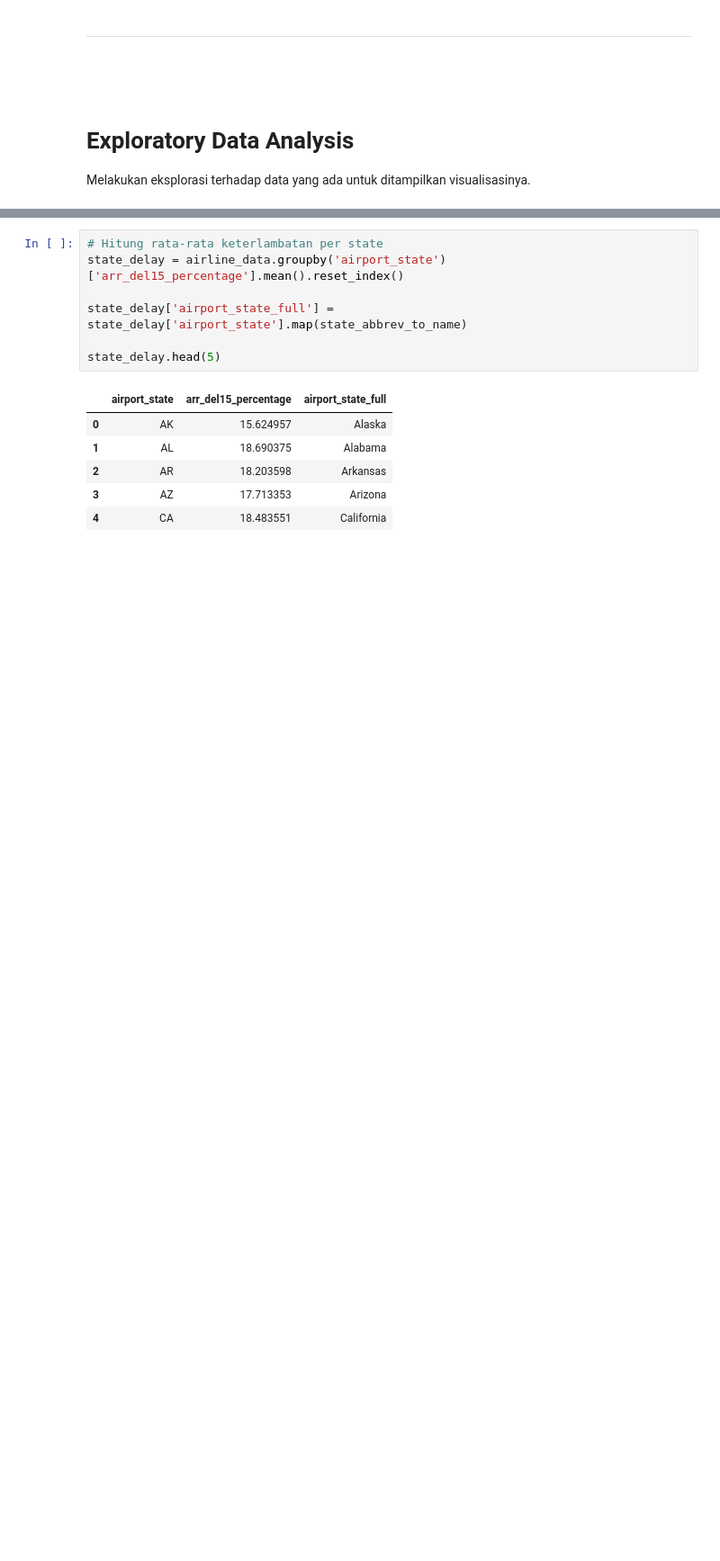
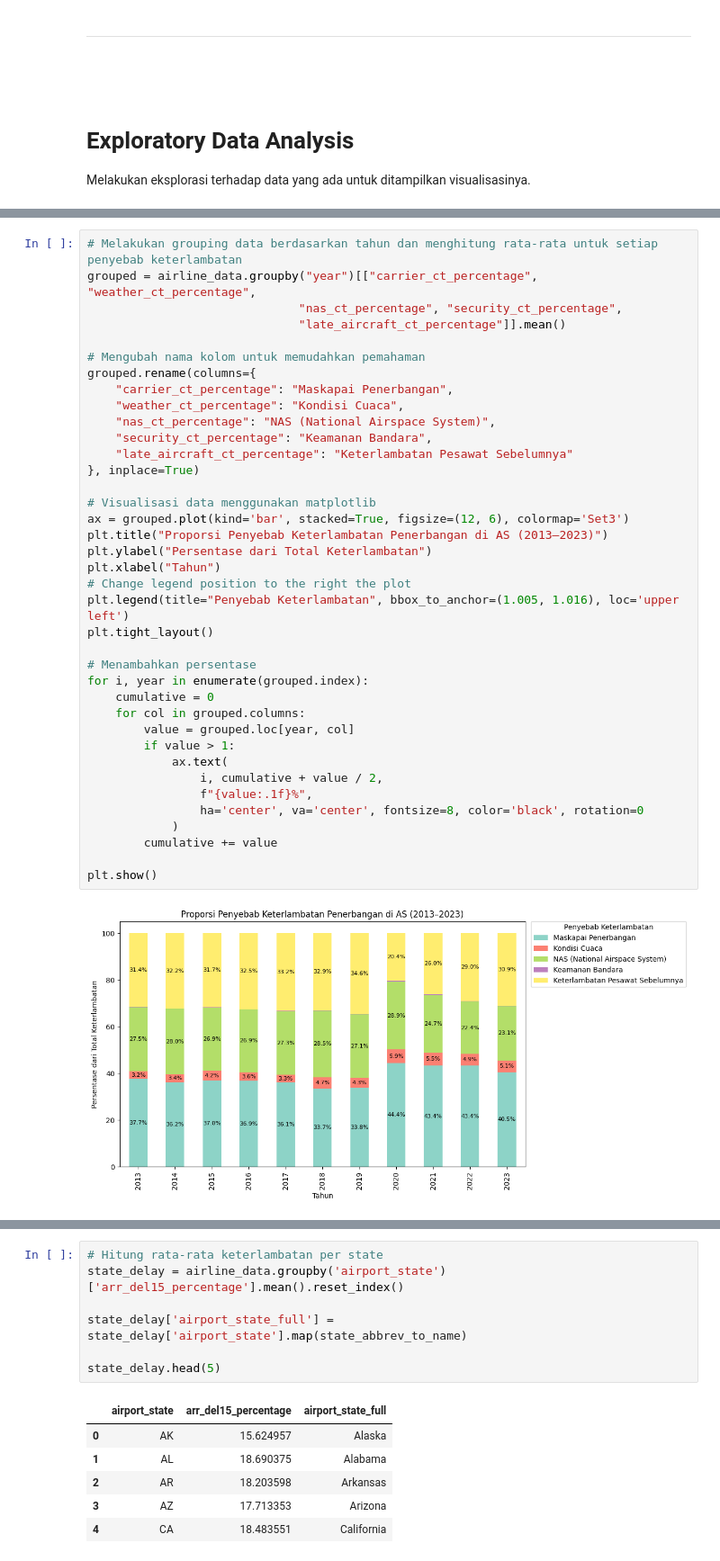
Before and after one commit to jasonrivalino/IF4061_StaticData_USAirlineDelay, a Jupyter notebook: airline_data_EDA.ipynb, the cells around one changed output, grey strips where cells are left out. Shown at 90% size. Saved outputs shown, nothing was run; the diff lists cells and outputs as text; blank space fills up the shorter version.

```diff
--- a/airline_data_EDA.ipynb
+++ b/airline_data_EDA.ipynb
@@ -181,0 +159,40 @@ plt.show()
+# %%
+# Melakukan grouping data berdasarkan tahun dan menghitung rata-rata untuk setiap penyebab keterlambatan
+grouped = airline_data.groupby("year")[["carrier_ct_percentage", "weather_ct_percentage",
+                              "nas_ct_percentage", "security_ct_percentage",
+                              "late_aircraft_ct_percentage"]].mean()
+
+# Mengubah nama kolom untuk memudahkan pemahaman
+grouped.rename(columns={
+    "carrier_ct_percentage": "Maskapai Penerbangan",
+    "weather_ct_percentage": "Kondisi Cuaca",
+    "nas_ct_percentage": "NAS (National Airspace System)",
+    "security_ct_percentage": "Keamanan Bandara",
+    "late_aircraft_ct_percentage": "Keterlambatan Pesawat Sebelumnya"
+}, inplace=True)
+
+# Visualisasi data menggunakan matplotlib
+ax = grouped.plot(kind='bar', stacked=True, figsize=(12, 6), colormap='Set3')
+plt.title("Proporsi Penyebab Keterlambatan Penerbangan di AS (2013–2023)")
+plt.ylabel("Persentase dari Total Keterlambatan")
+plt.xlabel("Tahun")
+# Change legend position to the right the plot
+plt.legend(title="Penyebab Keterlambatan", bbox_to_anchor=(1.005, 1.016), loc='upper left')
+plt.tight_layout()
+
+# Menambahkan persentase
+for i, year in enumerate(grouped.index):
+    cumulative = 0
+    for col in grouped.columns:
+        value = grouped.loc[year, col]
+        if value > 1:
+            ax.text(
+                i, cumulative + value / 2,
+                f"{value:.1f}%",
+                ha='center', va='center', fontsize=8, color='black', rotation=0
+            )
+        cumulative += value
+
+plt.show()
+# %% [output]
+[figure, added]
```
Also changed, not shown: parts of 32 cells of this notebook.
